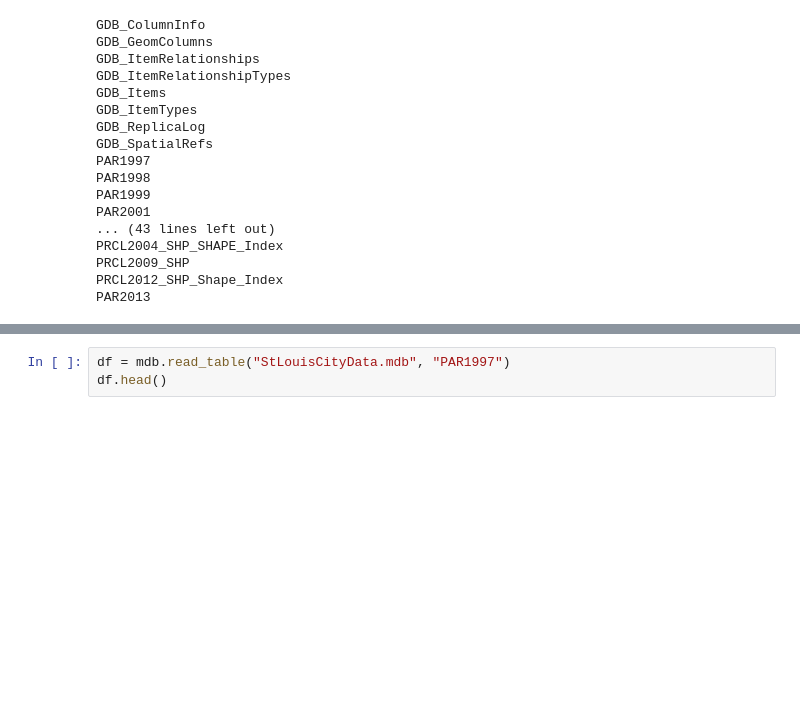
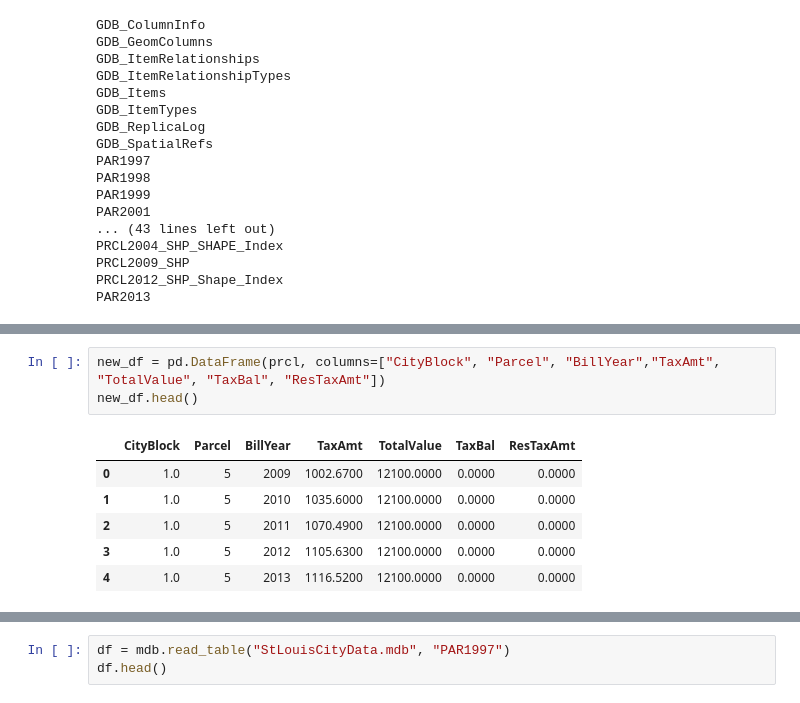
Before and after one commit to HLeek40/project_one, a Jupyter notebook: Group_Project_1.ipynb, the cells around one changed output, grey strips where cells are left out. Drawn from its saved outputs; the diff is of its cells as text; blank space fills up the shorter version.

```diff
--- a/Group_Project_1.ipynb
+++ b/Group_Project_1.ipynb
@@ -30,0 +60,10 @@ PAR2013
+# %%
+new_df = pd.DataFrame(prcl, columns=["CityBlock", "Parcel", "BillYear","TaxAmt", "TotalValue", "TaxBal", "ResTaxAmt"])
+new_df.head()
+# %% [output]
+|  | CityBlock | Parcel | BillYear | TaxAmt | TotalValue | TaxBal | ResTaxAmt |
+| 0 | 1.0 | 5 | 2009 | 1002.6700 | 12100.0000 | 0.0000 | 0.0000 |
+| 1 | 1.0 | 5 | 2010 | 1035.6000 | 12100.0000 | 0.0000 | 0.0000 |
+| 2 | 1.0 | 5 | 2011 | 1070.4900 | 12100.0000 | 0.0000 | 0.0000 |
+| 3 | 1.0 | 5 | 2012 | 1105.6300 | 12100.0000 | 0.0000 | 0.0000 |
+| 4 | 1.0 | 5 | 2013 | 1116.5200 | 12100.0000 | 0.0000 | 0.0000 |
```
Also changed, not shown: parts of 8 cells of this notebook.
